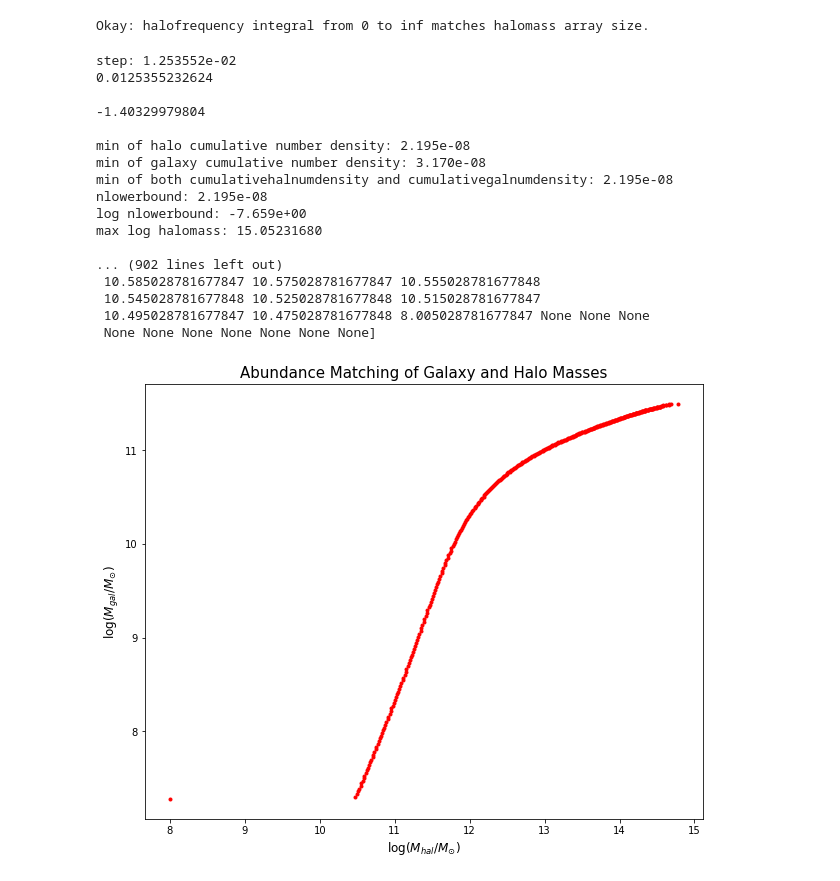
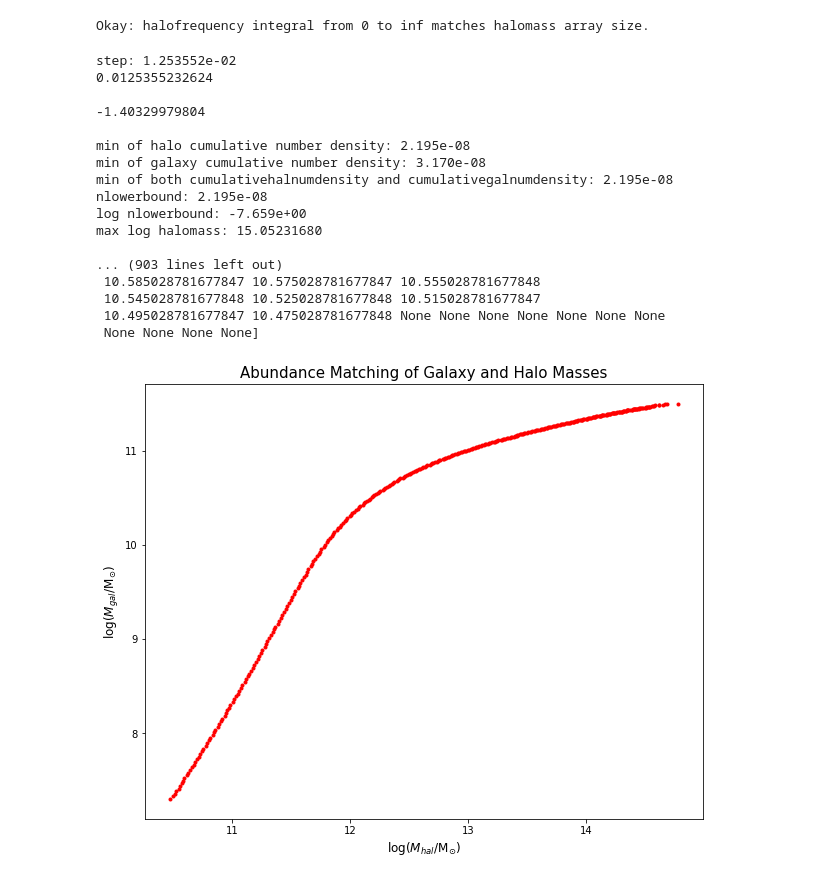
Before and after one commit to patricks1/Tinker, a Jupyter notebook: schechter.ipynb, the cells around one changed output. Drawn from its saved outputs; the diff is of its cells as text; code cells hidden in the pictures.

```diff
--- a/schechter.ipynb
+++ b/schechter.ipynb
@@ -236,22 +236,37 @@ print revlogmratio
 
 def lookup(lookupval,lookuparray,resultarray,threshold): #defining a lookup function that assumes lookuparray is sorted in ascending order
     lookuparval,i=float('-inf'),0
-
+    '''
     if lookupval>max(lookuparray): #If the lookupvalue exceeds the maximum value in the lookuparray, without this the program will run into an error.
+        #DEBUGGING
+        print('Lookup value: {0:0.3e}'
+              '\nLookup array max: {1:0.3e}'
+              '\nLookup value > lookup array max'
+              .format(lookupval,max(lookuparray)))
+        #END DEBUGGING
         if lookupval-threshold<max(lookuparray): #If the lookup value exceeds the largest value in the lookup array but is within a margin defined above (the difference between elements in the lognrange array), then return the last element of the result array
-            return resultarray[-1]
+            result = resultarray[i]
+            return result
         else:
-            return #EXCLUDING "NA" FOR NOW
-            #return "na"
-
+            result = None
+            return result
+    '''
     while lookuparval<lookupval: #while the values in the lookup array are less than the lookup value
+        if i>lookuparray.size-1: #If the loop runs through every element of the lookuparray and lookuparval is still < lookupval, end the loop, otherwise an error will occur
+            i-=1
+            #Work backwards to find i corresponding to the last time lookuparval increased
+            while lookuparray[i]==lookuparray[i-1]:
+                i-=1
+            break #Once the nested loop has gotten i back to the point where lookuparray[i]!=lookuparray[i], break the primary loop
         lookuparval=lookuparray[i]
-        #result=resultarray[i] #sets the result as the value corresponding to the value in the lookuparray that's >= the lookupval
         '''
         ##Debugging
-        print('\ni: {0:0.0f}'.format(i))
-        print('lookuparval: {0:0.3e}'.format(lookuparval))
-        print('matched resarval: {0:0.4f}'.format(resultarray[i]))
+        roundeddigits=3
+        if round(lookupval,roundeddigits)==round(-1.528655030661408176229087985121,roundeddigits):
+            print('\ni: {0:0.0f}'.format(i))
+            print('lookup array size: {0:0.0f}'.format(lookuparray.size))
+            print('lookuparray[{1:0.0f}]: {0:0.4e}'.format(lookuparval,i))
+            print('resultarray[{1:0.0f}]: {0:0.4f}'.format(resultarray[i],i))
         ##End debugging
         '''
         i+=1
@@ -267,13 +282,13 @@ def lookup(lookupval,lookuparray,resultarray,threshold): #defining a lookup func
         if np.abs(lowerdiff)<threshold:
             result=resultarray[max(0,i-2)]
         else:
-            return #EXCLUDING "NA" FOR NOW
-            #result='na'
+            #return #EXCLUDING "NA" FOR NOW
+            result=None
     elif np.abs(upperdiff)<threshold:
         result=resultarray[max(0,i-1)]
     else:
-        return #EXCLUDING "NA" FOR NOW
-        #result='na'
+        #return #EXCLUDING "NA" FOR NOW
+        result=None
     '''
     ##Debugging
     print('Lookup value: {2:0.3e}'
@@ -290,10 +305,11 @@ def lookup(lookupval,lookuparray,resultarray,threshold): #defining a lookup func
         print'upperloookuparval is closer (or equivalent)'
         if upperdiff>threshold:
             print('but upperdiff>threshold ({0:0.3e})'.format(threshold))
-    if isinstance(result, basestring):
+    if result is None:
         print('returning {0}'.format(result))
     else:
-        print('returning {0:0.4e}'.format(result))
+        print('diff within step ({1:0.3e})'
+              '\nreturning {0:0.4e}'.format(result,threshold))
     ##End debugging
     '''
     return result
@@ -322,6 +338,7 @@ print''
 print midbins.size
 print cumulativehalnumdensity.size
 print halomass.size
+print lognrange.size
 print''
 ##End debugging
 
@@ -348,7 +365,7 @@ exportarray['var1']=lognrange
 exportarray['var3']=logmgal_corresponding_to_lognrange
 exportarray['var4']=logmhal_corresponding_to_lognrange
 exportheader="log number density (>=M)     log gal mass        log hal mass"
-np.savetxt("galaxymasses.txt",exportarray,header=exportheader,fmt="%20.2e %20s %20s")
+np.savetxt("massestodensities.txt",exportarray,header=exportheader,fmt="%20.2e %20s %20s")
 #END DEBUGGING
 
 end=1 #Need this here so my last multiline comment won't print---Delete this later.
@@ -365,20 +382,20 @@ nlowerbound: 2.195e-08
 log nlowerbound: -7.659e+00
 max log halomass: 15.05231680
 
-... (902 lines left out)
+... (903 lines left out)
  10.585028781677847 10.575028781677847 10.555028781677848
  10.545028781677848 10.525028781677848 10.515028781677847
- 10.495028781677847 10.475028781677848 8.005028781677847 None None None
- None None None None None None None]
+ 10.495028781677847 10.475028781677848 None None None None None None None
+ None None None None]
 # %%
 abundancefig=plt.figure(figsize=(10,8))
 abundanceplt=abundancefig.add_subplot(1,1,1)
 abundanceplt.plot(logmhal_corresponding_to_lognrange,logmgal_corresponding_to_lognrange,'ro',markersize=3)
 #abundanceplt.plot(logmhal_corresponding_to_lognrange,lognrange,'bo',markersize=4,label='mhal')
-abundanceplt.set_ylabel('log($M_{gal}/M_{\odot}$)',fontsize=12)
-abundanceplt.set_xlabel('log($M_{hal}/M_{\odot}$)',fontsize=12)
+abundanceplt.set_ylabel('log($M_{gal}/$M$_{\odot}$)',fontsize=12)
+abundanceplt.set_xlabel('log($M_{hal}/$M$_{\odot}$)',fontsize=12)
 #abundanceplt.legend()
 abundanceplt.set_title('Abundance Matching of Galaxy and Halo Masses',fontsize=15)
 plt.show()
 # %% [output]
-[figure, old version]
+[figure, new version]
```
